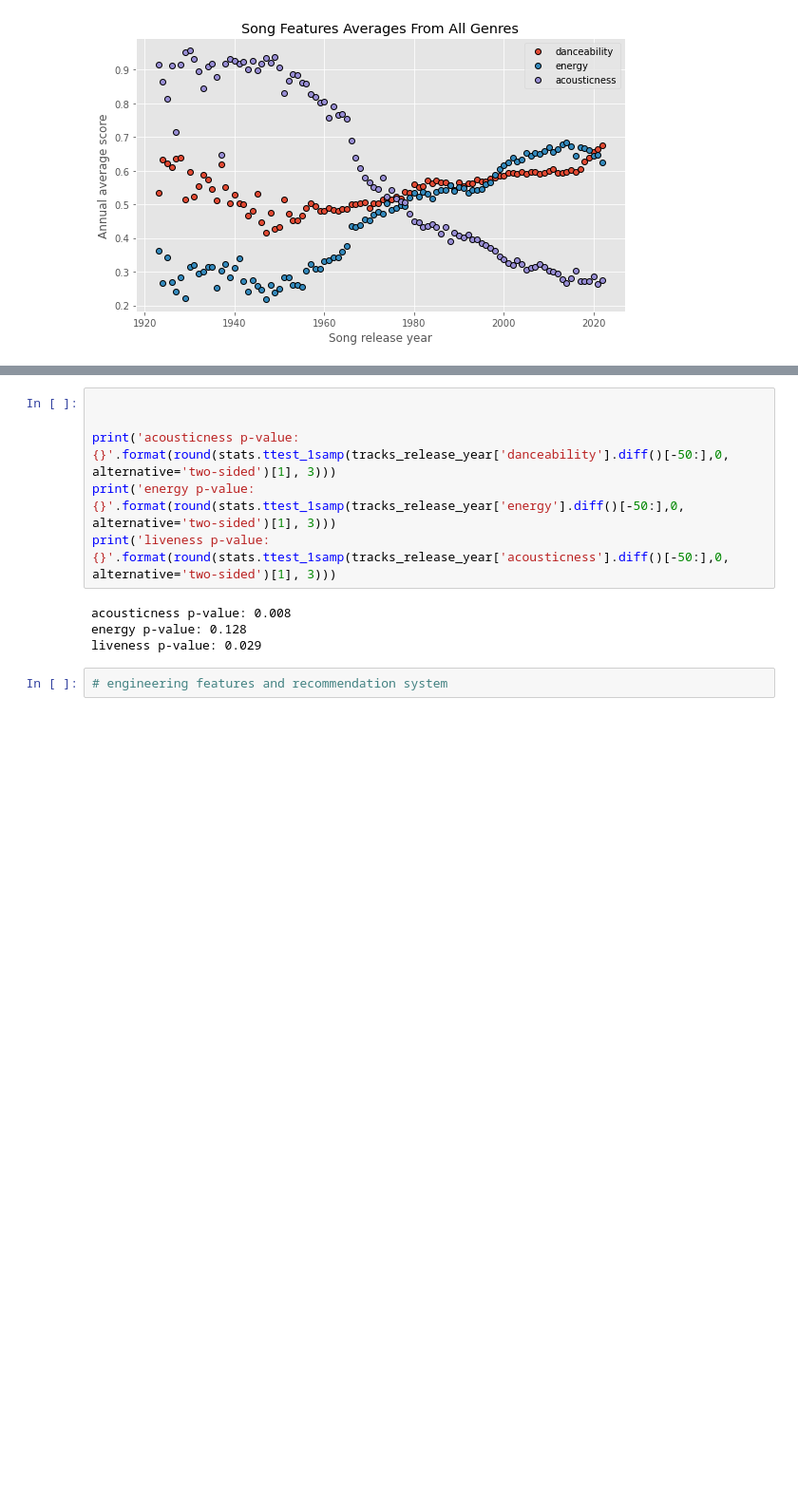
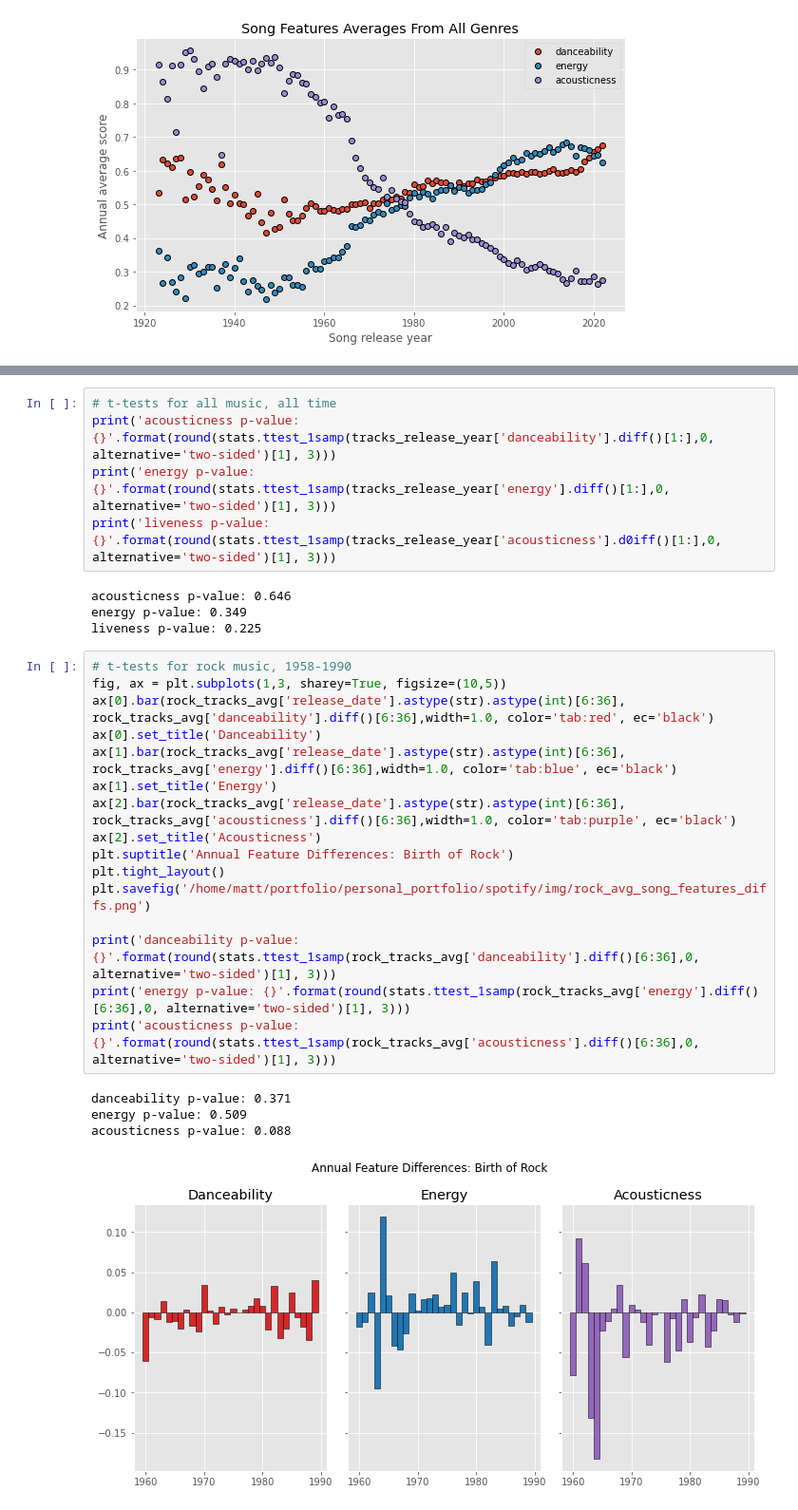
Before and after one commit to mattslatt/personal_portfolio, a Jupyter notebook: spotify/notebooks/analysis.ipynb, the cells around one changed output, grey strips where cells are left out. Shown at 95% size. Cells and saved outputs as stored; diff of their text form; blank space fills up the shorter version.

```diff
--- a/spotify/notebooks/analysis.ipynb
+++ b/spotify/notebooks/analysis.ipynb
@@ -72,12 +95,30 @@ plt.savefig('/home/matt/portfolio/personal_portfolio/spotify/img/annual_avg_song
 # %%
-
-
-print('acousticness p-value: {}'.format(round(stats.ttest_1samp(tracks_release_year['danceability'].diff()[-50:],0, alternative='two-sided')[1], 3)))
-print('energy p-value: {}'.format(round(stats.ttest_1samp(tracks_release_year['energy'].diff()[-50:],0, alternative='two-sided')[1], 3)))
-print('liveness p-value: {}'.format(round(stats.ttest_1samp(tracks_release_year['acousticness'].diff()[-50:],0, alternative='two-sided')[1], 3)))
+# t-tests for all music, all time
+print('acousticness p-value: {}'.format(round(stats.ttest_1samp(tracks_release_year['danceability'].diff()[1:],0, alternative='two-sided')[1], 3)))
+print('energy p-value: {}'.format(round(stats.ttest_1samp(tracks_release_year['energy'].diff()[1:],0, alternative='two-sided')[1], 3)))
+print('liveness p-value: {}'.format(round(stats.ttest_1samp(tracks_release_year['acousticness'].d0iff()[1:],0, alternative='two-sided')[1], 3)))
 # %% [output]
-acousticness p-value: 0.008
-energy p-value: 0.128
-liveness p-value: 0.029
+acousticness p-value: 0.646
+energy p-value: 0.349
+liveness p-value: 0.225
-# %%
-# engineering features and recommendation system
+# %%
+# t-tests for rock music, 1958-1990
+fig, ax = plt.subplots(1,3, sharey=True, figsize=(10,5))
+ax[0].bar(rock_tracks_avg['release_date'].astype(str).astype(int)[6:36], rock_tracks_avg['danceability'].diff()[6:36],width=1.0, color='tab:red', ec='black')
+ax[0].set_title('Danceability')
+ax[1].bar(rock_tracks_avg['release_date'].astype(str).astype(int)[6:36], rock_tracks_avg['energy'].diff()[6:36],width=1.0, color='tab:blue', ec='black')
+ax[1].set_title('Energy')
+ax[2].bar(rock_tracks_avg['release_date'].astype(str).astype(int)[6:36], rock_tracks_avg['acousticness'].diff()[6:36],width=1.0, color='tab:purple', ec='black')
+ax[2].set_title('Acousticness')
+plt.suptitle('Annual Feature Differences: Birth of Rock')
+plt.tight_layout()
+plt.savefig('/home/matt/portfolio/personal_portfolio/spotify/img/rock_avg_song_features_diffs.png')
+
+print('danceability p-value: {}'.format(round(stats.ttest_1samp(rock_tracks_avg['danceability'].diff()[6:36],0, alternative='two-sided')[1], 3)))
+print('energy p-value: {}'.format(round(stats.ttest_1samp(rock_tracks_avg['energy'].diff()[6:36],0, alternative='two-sided')[1], 3)))
+print('acousticness p-value: {}'.format(round(stats.ttest_1samp(rock_tracks_avg['acousticness'].diff()[6:36],0, alternative='two-sided')[1], 3)))
+# %% [output]
+danceability p-value: 0.371
+energy p-value: 0.509
+acousticness p-value: 0.088
+[figure, added]
```
Also changed, not shown: parts of 6 cells of this notebook, 6 other files.
